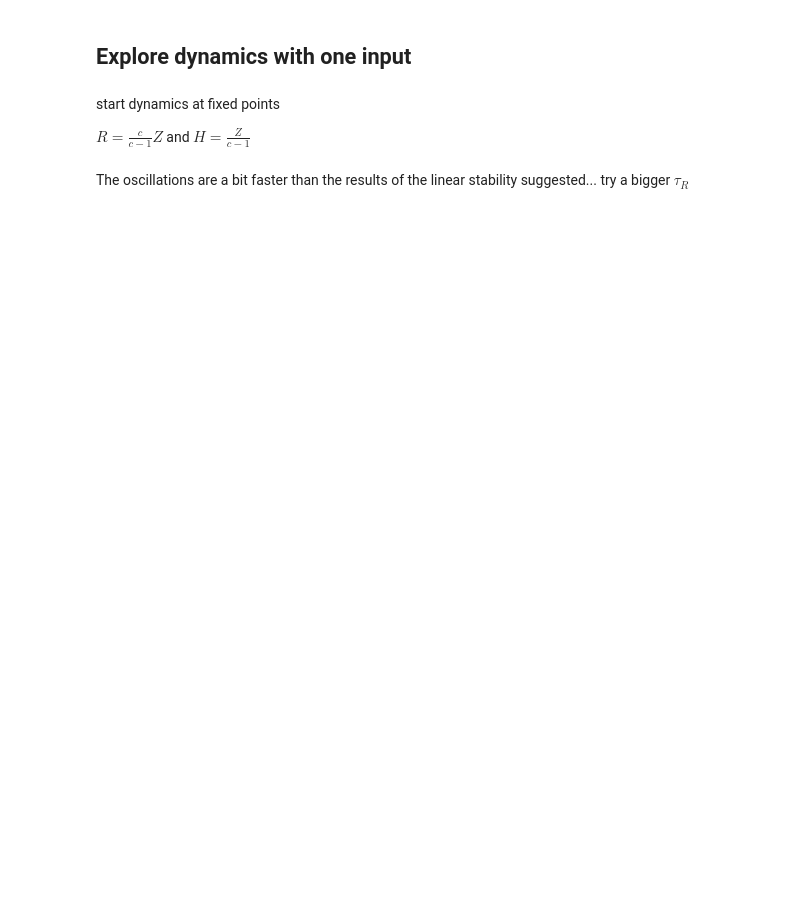
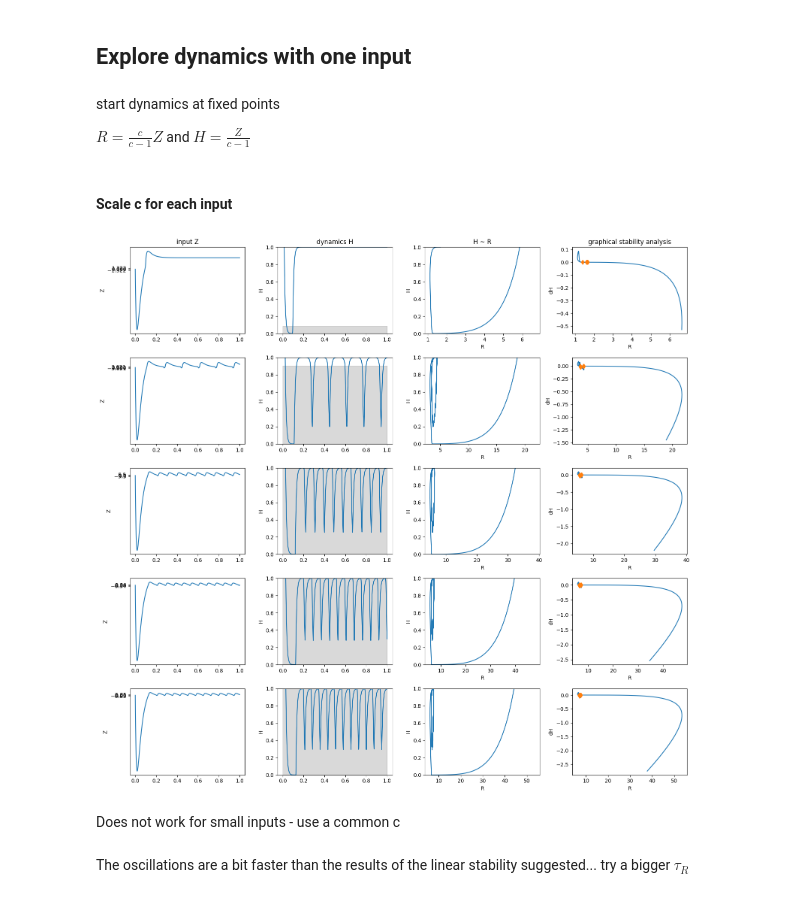
Before and after one commit to katduecker/dnn_osci, a Jupyter notebook: DynNN_figures_thesis.ipynb, the cells around one changed output. Drawn from its saved outputs; the diff is of its cells as text; code cells hidden in the pictures; blank space fills up the shorter version.

```diff
--- a/DynNN_figures_thesis.ipynb
+++ b/DynNN_figures_thesis.ipynb
@@ -760,3 +783,5 @@ Z22 = model2.fc1(H1)
 H1 = H1.detach().cpu().numpy()
 H2 = H2.detach().cpu().numpy()
 O = O.detach().cpu().numpy()
+# %% [markdown]
+#### Scale c for each input
@@ -763,61 +812,65 @@ O = O.detach().cpu().numpy()
 # %%
 # only plot nodes with unique Z's
 
 Z = Z21.detach().cpu()
 Z_round = np.round(Z)
 Z_round_idx = np.argsort(Z_round)
 Z_round_sort = np.sort(Z_round)
 Z_round_unique_idx = np.unique(Z_round_sort,return_index=True)
 
 Z_idx = tuple((Z_round_unique_idx[0][Z_round_unique_idx[0]>0],Z_round_unique_idx[1][Z_round_unique_idx[0]>0]))
 
 plt.rcParams["figure.figsize"] = (16,15)
 
 
 
 ##  UNCOMMENT FOR PLOT
 
-# fig, axs = plt.subplots(Z_idx[1].shape[0],4)
+fig, axs = plt.subplots(Z_idx[1].shape[0],4)
 
-# t = 0
+t = 0
 
-# for i,z in enumerate(Z_idx[1]):
-#   axs[i,0].plot(timevec[t:],Z1t[Z_round_idx[z],t+1:])
-#   axs[i,0].set_yticks((-Z[Z_round_idx[z]],0,Z[Z_round_idx[z]]))
-#   axs[i,0].set_ylabel('Z')
-#   axs[i,1].plot(timevec[t:],H1t[Z_round_idx[z],t+1:])
+for i,z in enumerate(Z_idx[1]):
+  axs[i,0].plot(timevec[t:],Z1t[Z_round_idx[z],t+1:])
+  axs[i,0].set_yticks((-Z[Z_round_idx[z]],0,Z[Z_round_idx[z]]))
+  axs[i,0].set_ylabel('Z')
+  axs[i,1].plot(timevec[t:],H1t[Z_round_idx[z],t+1:])
 
-#   if i == 0:
-#     axs[i,0].set_title('input Z')
-#     axs[i,1].set_title('dynamics H')
-#     axs[i,2].set_title('H ~ R')
-#     axs[i,3].set_title('graphical stability analysis')
+  if i == 0:
+    axs[i,0].set_title('input Z')
+    axs[i,1].set_title('dynamics H')
+    axs[i,2].set_title('H ~ R')
+    axs[i,3].set_title('graphical stability analysis')
 
-# #if aamp:
-#    # axs[i,1].plot(timevec[t:],0.5*np.sin(2*np.pi*afreq*timevec[t:]+aph)+0.5,color = 'k',linestyle='-.')
-#   axs[i,1].fill_between(timevec[t:], np.tile(0,timevec[t:].shape[0]), np.tile(H1[Z_round_idx[z]],timevec[t:].shape[0]), alpha=0.15, color=[0, 0, 0])
-#   axs[i,1].set_ylabel('H')
+#if aamp:
+   # axs[i,1].plot(timevec[t:],0.5*np.sin(2*np.pi*afreq*timevec[t:]+aph)+0.5,color = 'k',linestyle='-.')
+  axs[i,1].fill_between(timevec[t:], np.tile(0,timevec[t:].shape[0]), np.tile(H1[Z_round_idx[z]],timevec[t:].shape[0]), alpha=0.15, color=[0, 0, 0])
+  axs[i,1].set_ylabel('H')
 
-#   axs[i,1].set_ylim(0,1)
-#   axs[i,2].plot(R1t[Z_round_idx[z],t+1:],H1t[Z_round_idx[z],t+1:])
-#   axs[i,2].set_ylim(0,1)
-#   axs[i,2].set_xlabel('R')
-#   axs[i,2].set_ylabel('H')
+  axs[i,1].set_ylim(0,1)
+  axs[i,2].plot(R1t[Z_round_idx[z],t+1:],H1t[Z_round_idx[z],t+1:])
+  axs[i,2].set_ylim(0,1)
+  axs[i,2].set_xlabel('R')
+  axs[i,2].set_ylabel('H')
 
-#   dH = np.diff(H1t[Z_round_idx[z]])
+  dH = np.diff(H1t[Z_round_idx[z]])
 
-#   mark_sign_chan = np.array(())
-#   for h in range(dH.shape[0]-1):
-#     if (np.sign(dH[h])+np.sign(dH[h+1])) == 0:
-#       mark_sign_chan = np.append(mark_sign_chan,h)
+  mark_sign_chan = np.array(())
+  for h in range(dH.shape[0]-1):
+    if (np.sign(dH[h])+np.sign(dH[h+1])) == 0:
+      mark_sign_chan = np.append(mark_sign_chan,h)
 
-#   axs[i,3].plot(R1t[Z_round_idx[z],t+1:],dH)
-#   axs[i,3].plot(R1t[Z_round_idx[z],(t+1+mark_sign_chan).astype(int)],dH[(t+mark_sign_chan).astype(int)],'d')
-#   axs[i,3].set_xlabel('R')
-#   axs[i,3].set_ylabel('dH')
+  axs[i,3].plot(R1t[Z_round_idx[z],t+1:],dH)
+  axs[i,3].plot(R1t[Z_round_idx[z],(t+1+mark_sign_chan).astype(int)],dH[(t+mark_sign_chan).astype(int)],'d')
+  axs[i,3].set_xlabel('R')
+  axs[i,3].set_ylabel('dH')
 
 
-# fig.tight_layout()
+fig.tight_layout()
+# %% [output]
+[figure, added]
+# %% [markdown]
+Does not work for small inputs - use a common c
 # %% [markdown]
 The oscillations are a bit faster than the results of the linear stability suggested... try a bigger $\tau_R$
 # %%
```
Also changed, not shown: parts of 28 cells of this notebook.
